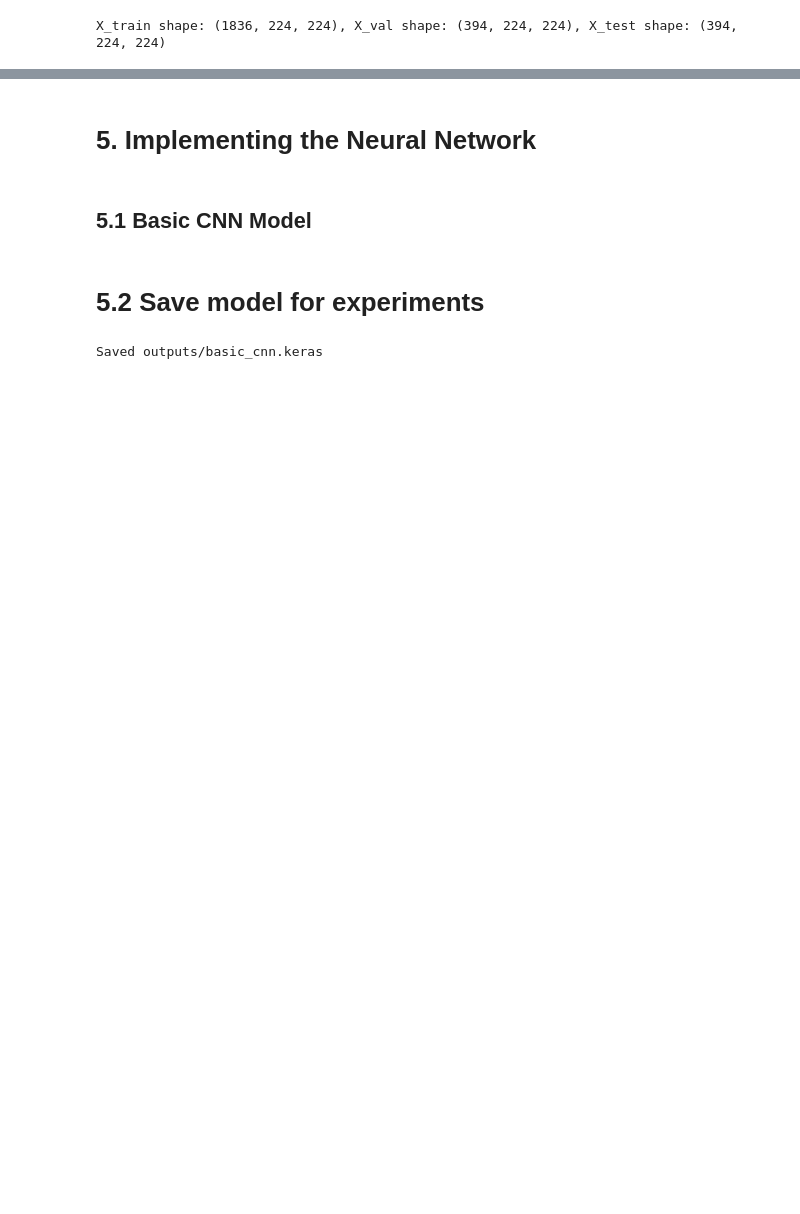
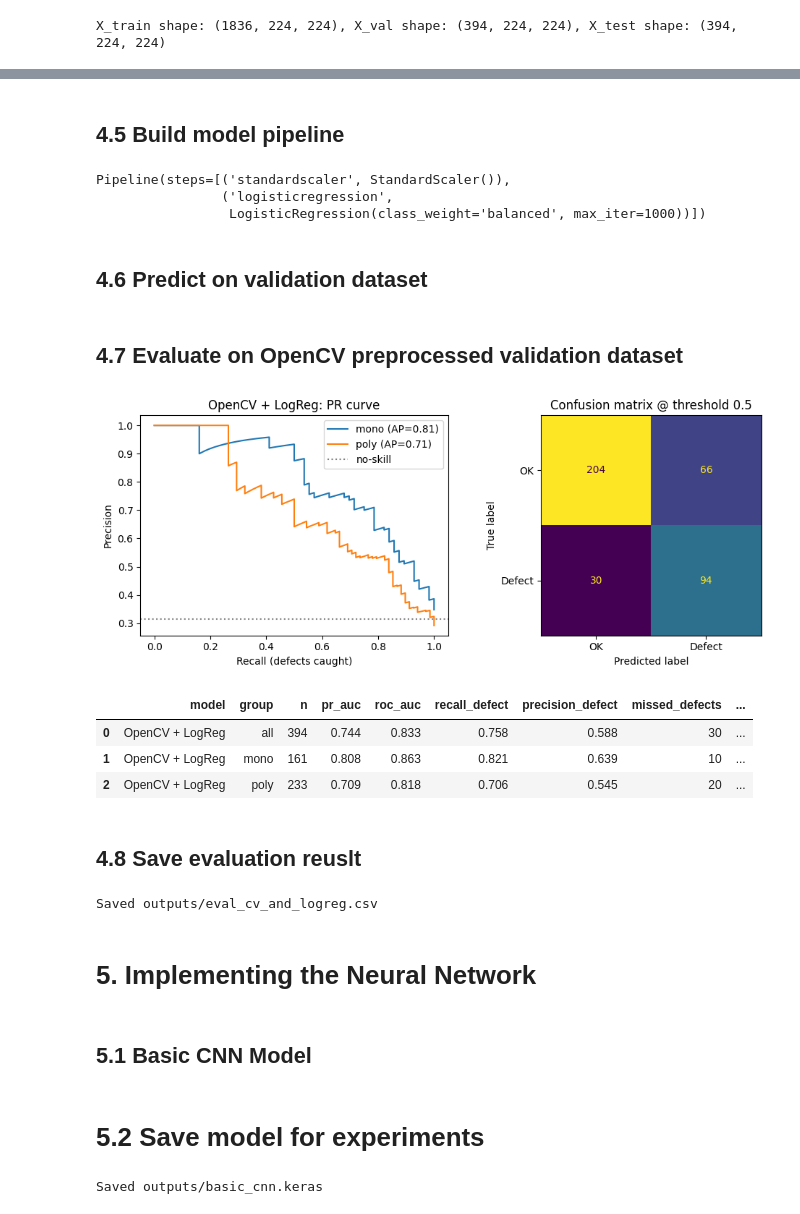
Before and after one commit to OctaviaMay/solar-el-defect-inspection, a Jupyter notebook: notebooks/01_eda_and_baselines.ipynb, the cells around one changed output, grey strips where cells are left out. Saved outputs shown, nothing was run; the diff lists cells and outputs as text; code cells hidden in the pictures; blank space fills up the shorter version.

```diff
--- a/notebooks/01_eda_and_baselines.ipynb
+++ b/notebooks/01_eda_and_baselines.ipynb
@@ -206,3 +232,72 @@ X_train shape: (1836, 224, 224), X_val shape: (394, 224, 224), X_test shape: (39
+# %% [markdown]
+## 4.5 Build model pipeline
+# %%
+# build model pipeline
+model_lr = make_pipeline(StandardScaler(),
+                    LogisticRegression(class_weight="balanced", max_iter=1000))
+
+# train model
+model_lr.fit(feature_train, y_train)
+# %% [output]
+Pipeline(steps=[('standardscaler', StandardScaler()),
+                ('logisticregression',
+                 LogisticRegression(class_weight='balanced', max_iter=1000))])
+# %% [markdown]
+## 4.6 Predict on validation dataset
+# %%
+val_score_lr = model_lr.predict_proba(feature_val)[:, 1]
+# %% [markdown]
+## 4.7 Evaluate on OpenCV preprocessed validation dataset
+# %%
+def evaluate_and_plot_metric(y_true, y_score, types, threshold=0.5, name="model", plot=True):
+
+    """Inspection-oriented metrics, overall and per cell type."""
+    y_pred = (y_score >= threshold).astype(int)
+    rows = []
+
+    for grp, mask in [("all", np.ones_like(y_true, bool)), ("mono", types == "mono"), ("poly", types == "poly")]:
+        yt, ys, yp = y_true[mask], y_score[mask], y_pred[mask]
+        tn, fp, fn, tp = confusion_matrix(yt, yp, labels=[0, 1]).ravel()
+        rows.append(dict(model=name, group=grp, n=int(mask.sum()),
+                         pr_auc=average_precision_score(yt, ys), roc_auc=roc_auc_score(yt, ys),
+                         recall_defect=recall_score(yt, yp, zero_division=0),
+                         precision_defect=precision_score(yt, yp, zero_division=0),
+                         missed_defects=int(fn), false_rejects=int(fp)))
+    res = pd.DataFrame(rows).round(3)
+
+    if plot:
+        fig, ax = plt.subplots(1, 2, figsize=(10, 4))
+        for grp in ["mono", "poly"]:
+            m = types == grp
+            p, r, _ = precision_recall_curve(y_true[m], y_score[m])
+            ax[0].plot(r, p, label=f"{grp} (AP={average_precision_score(y_true[m], y_score[m]):.2f})")
+        ax[0].axhline(y_true.mean(), ls=":", c="gray", label="no-skill")
+        ax[0].set(xlabel="Recall (defects caught)", ylabel="Precision", title=f"{name}: PR curve"); ax[0].legend()
+        ConfusionMatrixDisplay(confusion_matrix(y_true, y_pred), display_labels=["OK", "Defect"]).plot(ax=ax[1], colorbar=False)
+
+        ax[1].set_title(f"Confusion matrix @ threshold {threshold}")
+        plt.tight_layout(); plt.show()
+
+
+    return res
+# %%
+# evaluate model
+res_classical = evaluate_and_plot_metric(y_val, val_score_lr, celltype_val, name="OpenCV + LogReg")
+
+display(res_classical)
+# %% [output]
+[figure, added]
+|  | model | group | n | pr_auc | roc_auc | recall_defect | precision_defect | missed_defects | ... |
+| 0 | OpenCV + LogReg | all | 394 | 0.744 | 0.833 | 0.758 | 0.588 | 30 | ... |
+| 1 | OpenCV + LogReg | mono | 161 | 0.808 | 0.863 | 0.821 | 0.639 | 10 | ... |
+| 2 | OpenCV + LogReg | poly | 233 | 0.709 | 0.818 | 0.706 | 0.545 | 20 | ... |
+# %% [markdown]
+## 4.8 Save evaluation reuslt
+# %%
+res_classical.to_csv('outputs/eval_cv_and_logreg.csv', index=False)
+print("Saved outputs/eval_cv_and_logreg.csv")
+# %% [output]
+Saved outputs/eval_cv_and_logreg.csv
 # %% [markdown]
 # 5. Implementing the Neural Network
 # %% [markdown]
```
Also changed, not shown: parts of 6 cells of this notebook, 3 other files.
